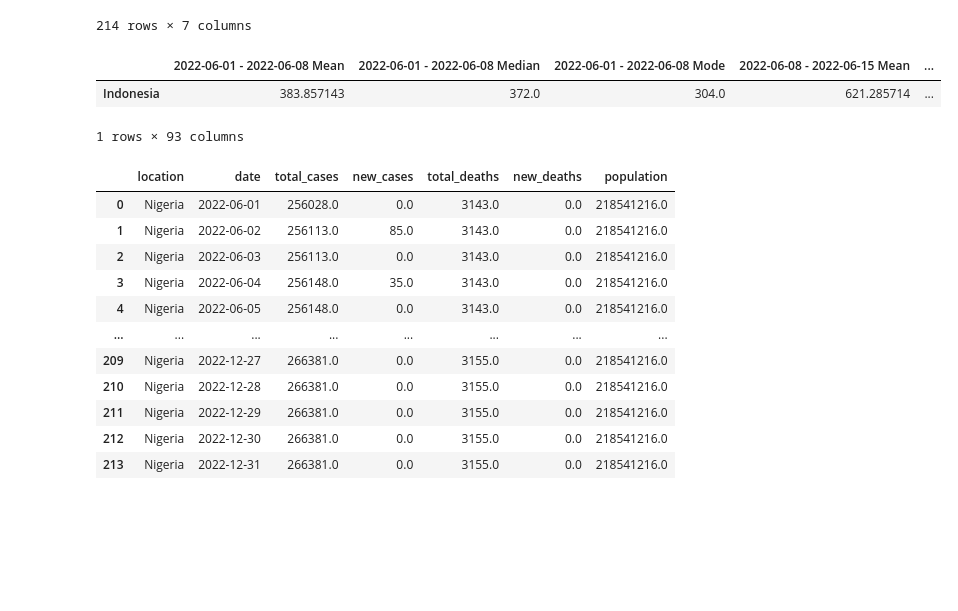
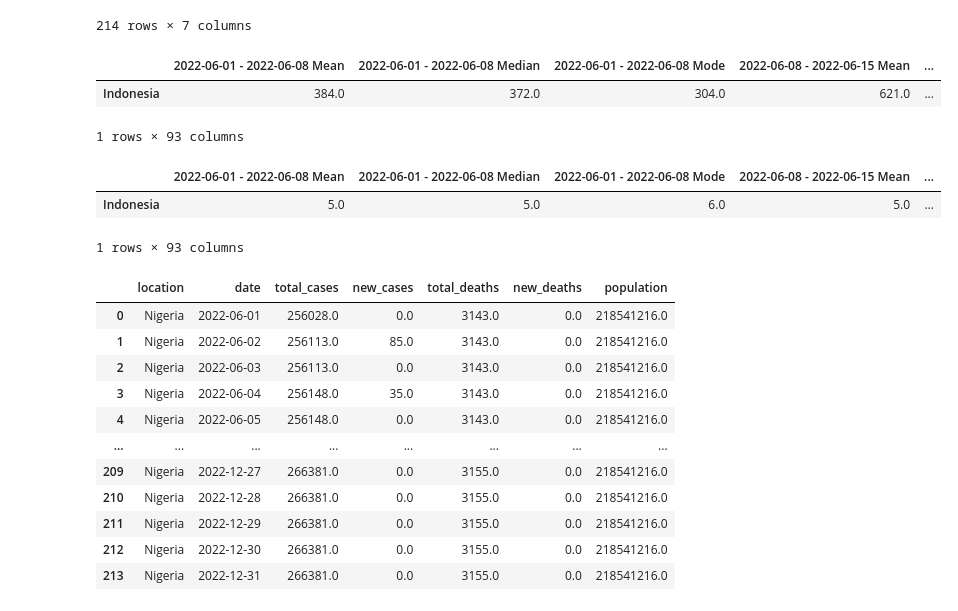
Before and after one commit to lajolico/405-project, a Jupyter notebook: Stage II/Team_work/country_comparison.ipynb, the cells around one changed output. Cells and saved outputs as stored; diff of their text form; code cells hidden in the pictures; blank space fills up the shorter version.

```diff
--- a/Stage II/Team_work/country_comparison.ipynb
+++ b/Stage II/Team_work/country_comparison.ipynb
@@ -223,12 +244,12 @@ temp = {}
 for i in range(0, len(indonesia_df.date), 7):
     if (i + 7) > len(indonesia_df.date):
         j = len(indonesia_df.date) - i -1
-        temp[f'{indonesia_df.date[i]} - {indonesia_df.date[i + j]} Mean'] = (indonesia_df.new_cases[i:i + j]).mean()
-        temp[f'{indonesia_df.date[i]} - {indonesia_df.date[i + j]} Median'] = (indonesia_df.new_cases[i:i + j]).median()
+        temp[f'{indonesia_df.date[i]} - {indonesia_df.date[i + j]} Mean'] = (indonesia_df.new_cases[i:i + j]).mean().round()
+        temp[f'{indonesia_df.date[i]} - {indonesia_df.date[i + j]} Median'] = (indonesia_df.new_cases[i:i + j]).median().round()
         temp[f'{indonesia_df.date[i]} - {indonesia_df.date[i + j]} Mode'] = (indonesia_df.new_cases[i:i + j]).mode()[0]
     else:
-        temp[f'{indonesia_df.date[i]} - {indonesia_df.date[i+7]} Mean'] = (indonesia_df.new_cases[i:i+7]).mean()
-        temp[f'{indonesia_df.date[i]} - {indonesia_df.date[i + 7]} Median'] = (indonesia_df.new_cases[i:i + 7]).median()
+        temp[f'{indonesia_df.date[i]} - {indonesia_df.date[i+7]} Mean'] = (indonesia_df.new_cases[i:i+7]).mean().round()
+        temp[f'{indonesia_df.date[i]} - {indonesia_df.date[i + 7]} Median'] = (indonesia_df.new_cases[i:i + 7]).median().round()
         temp[f'{indonesia_df.date[i]} - {indonesia_df.date[i + 7]} Mode'] = (indonesia_df.new_cases[i:i + 7]).mode()[0]
 
 
@@ -236,8 +257,30 @@ indonesia_df_confirmed = pd.DataFrame(temp, index = ['Indonesia'])
 indonesia_df_confirmed
 # %% [output]
 |  | 2022-06-01 - 2022-06-08 Mean | 2022-06-01 - 2022-06-08 Median | 2022-06-01 - 2022-06-08 Mode | 2022-06-08 - 2022-06-15 Mean | ... |
-| Indonesia | 383.857143 | 372.0 | 304.0 | 621.285714 | ... |
+| Indonesia | 384.0 | 372.0 | 304.0 | 621.0 | ... |
 1 rows × 93 columns
+# %%
+# Indonesia new deaths weekly mean - median - mode
+temp = {}
+for i in range(0, len(indonesia_df.date), 7):
+    if (i + 7) > len(indonesia_df.date):
+        j = len(indonesia_df.date) - i -1
+        temp[f'{indonesia_df.date[i]} - {indonesia_df.date[i + j]} Mean'] = (indonesia_df.new_deaths[i:i + j]).mean().round()
+        temp[f'{indonesia_df.date[i]} - {indonesia_df.date[i + j]} Median'] = (indonesia_df.new_deaths[i:i + j]).median().round()
+        temp[f'{indonesia_df.date[i]} - {indonesia_df.date[i + j]} Mode'] = (indonesia_df.new_deaths[i:i + j]).mode()[0]
+    else:
+        temp[f'{indonesia_df.date[i]} - {indonesia_df.date[i+7]} Mean'] = (indonesia_df.new_deaths[i:i+7]).mean().round()
+        temp[f'{indonesia_df.date[i]} - {indonesia_df.date[i + 7]} Median'] = (indonesia_df.new_deaths[i:i + 7]).median().round()
+        temp[f'{indonesia_df.date[i]} - {indonesia_df.date[i + 7]} Mode'] = (indonesia_df.new_deaths[i:i + 7]).mode()[0]
+
+
+
+indonesia_df_deaths = pd.DataFrame(temp, index = ['Indonesia'])
+indonesia_df_deaths
+# %% [output]
+|  | 2022-06-01 - 2022-06-08 Mean | 2022-06-01 - 2022-06-08 Median | 2022-06-01 - 2022-06-08 Mode | 2022-06-08 - 2022-06-15 Mean | ... |
+| Indonesia | 5.0 | 5.0 | 6.0 | 5.0 | ... |
+1 rows × 93 columns
 # %%
 nigeria_df = world_df[world_df['location'].str.contains('Nigeria')].reset_index().drop(['index'], axis = 1)
 
```
Also changed, not shown: parts of 4 cells of this notebook.
